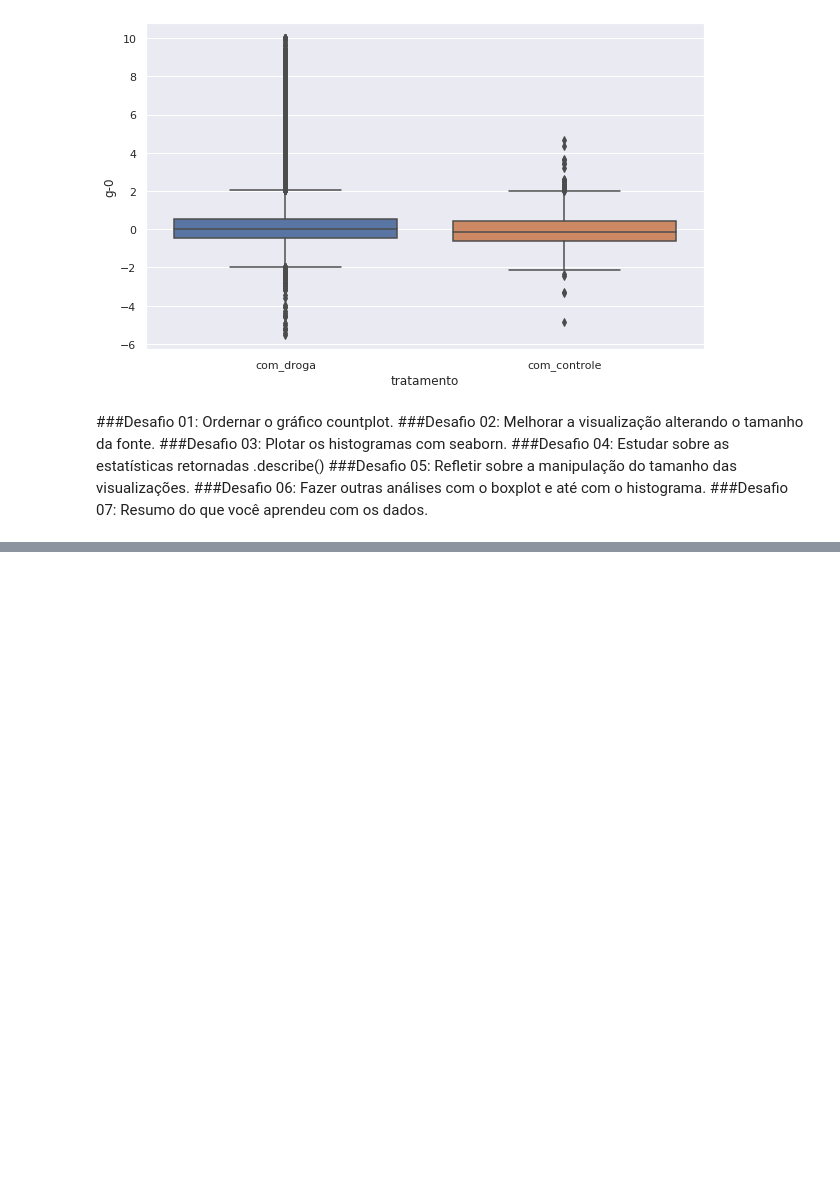
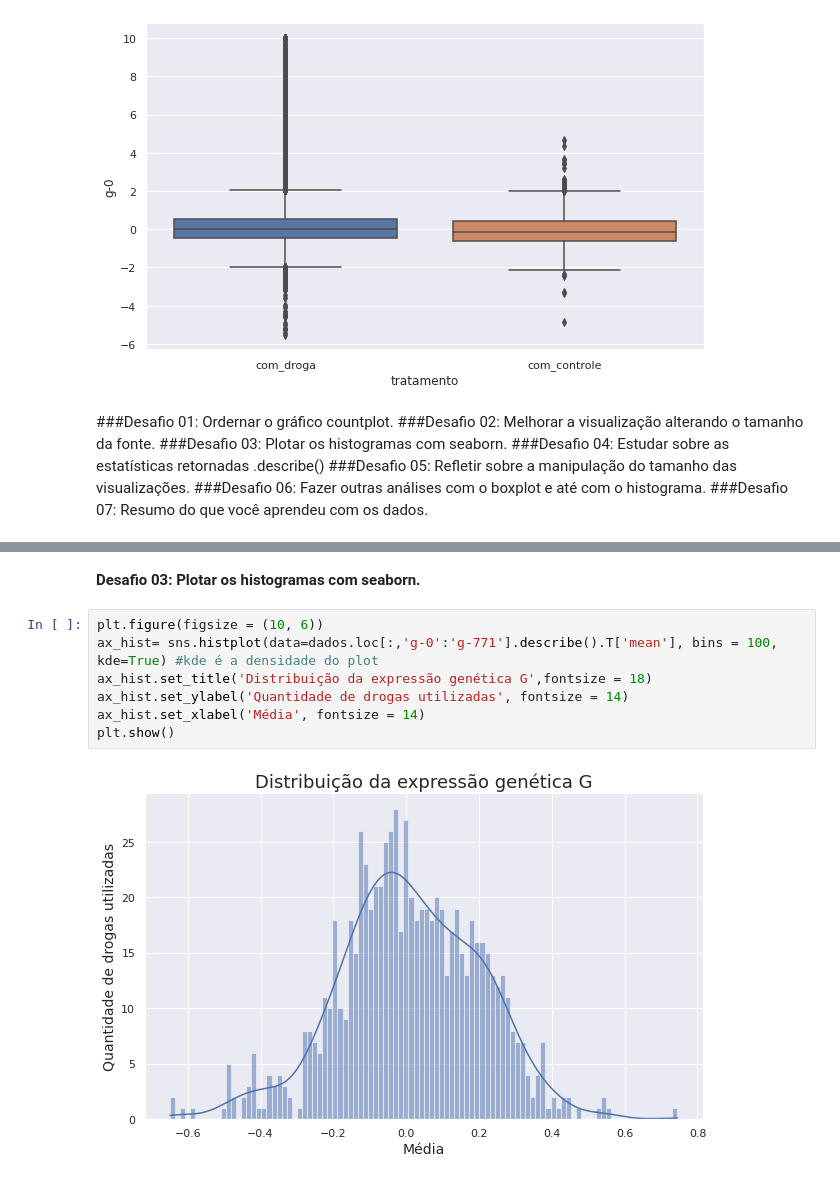
Before and after one commit to CesarAlbuquerque85/Imersao-Alura, a Jupyter notebook: Alura_Imersao_aula2.ipynb, the cells around one changed output, grey strips where cells are left out. Drawn from its saved outputs; the diff is of its cells as text; blank space fills up the shorter version.

```diff
--- a/Alura_Imersao_aula2.ipynb
+++ b/Alura_Imersao_aula2.ipynb
@@ -192,0 +208,11 @@ sns.boxplot(y='g-0', x='tratamento', data=dados)
+# %% [markdown]
+**Desafio 03: Plotar os histogramas com seaborn.**
+# %%
+plt.figure(figsize = (10, 6))
+ax_hist= sns.histplot(data=dados.loc[:,'g-0':'g-771'].describe().T['mean'], bins = 100, kde=True) #kde é a densidade do plot
+ax_hist.set_title('Distribuição da expressão genética G',fontsize = 18)
+ax_hist.set_ylabel('Quantidade de drogas utilizadas', fontsize = 14)
+ax_hist.set_xlabel('Média', fontsize = 14)
+plt.show()
+# %% [output]
+[figure, added]
```
Also changed, not shown: parts of 14 cells of this notebook.
